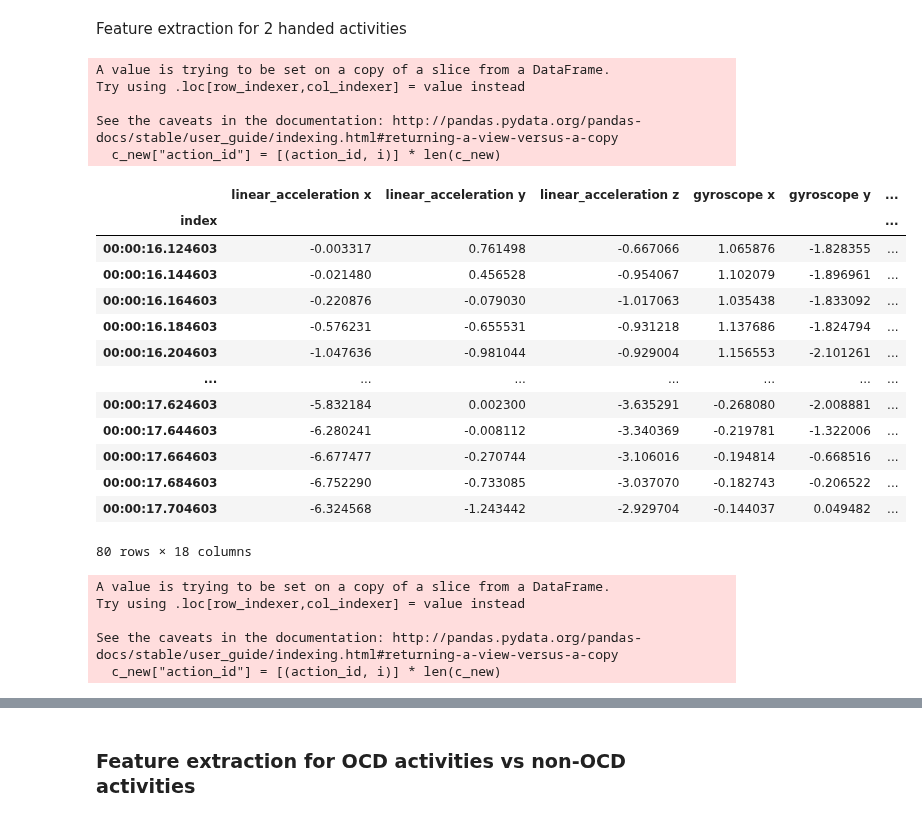
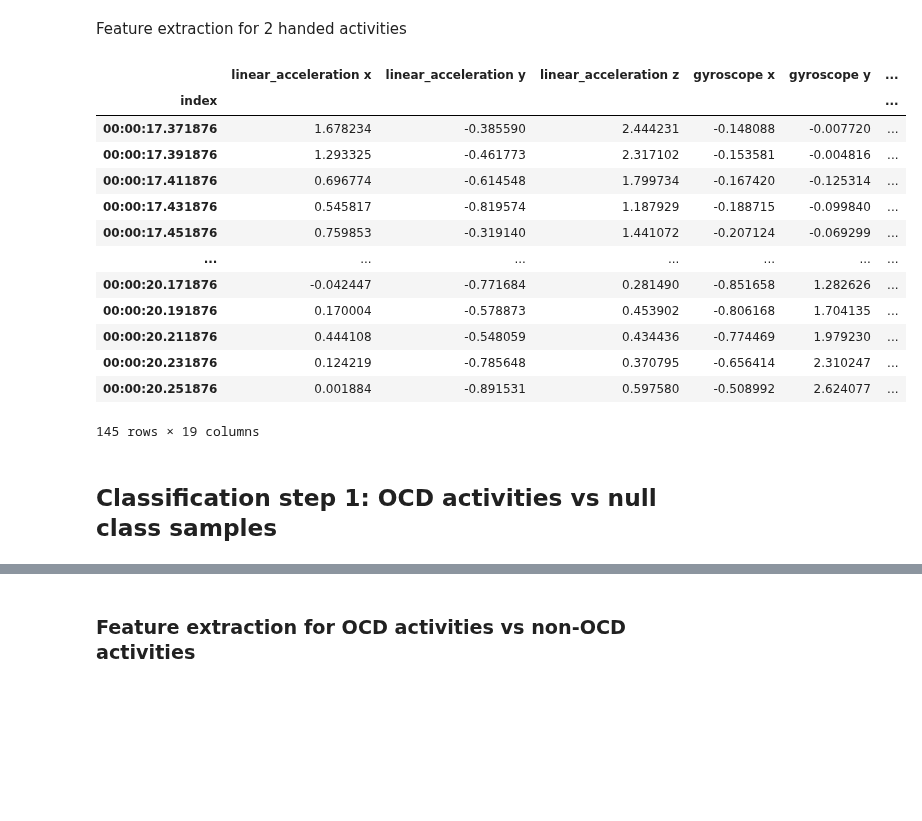
Before and after one commit to mp-mental-health-2020/mp-mental-health-2020, a Jupyter notebook: src/experiments/Supervised Classification.ipynb, the cells around one changed output, grey strips where cells are left out. Drawn from its saved outputs; the diff is of its cells as text; code cells hidden in the pictures; blank space fills up the shorter version.

Commit message:
refactor chunk preprocessing and visualization

```diff
--- a/src/experiments/Supervised Classification.ipynb
+++ b/src/experiments/Supervised Classification.ipynb
@@ -92,24 +90,13 @@ for i, cl in zip(range(len(y)), y.iterrows()):
     for hand, chunk_list in chunks.items():
         c = chunk_list[i]
         chunk_hand = cl[1]["hand"]
-        #if chunk_hand == "both":
-        #c["activity"] = label_id
-        #TODO for 2 phase classification: modify the label list
-        #else:
-             # use an id that's not yet used for another activity to label "single handed" activities
-        #    c["activity"] = len(y)
-        #c["activity"] = label_id
-        c["action_id"] = action_id
         two_handed_chunk.append(c)
+        one_handed_chunk = c
+        one_handed_chunk["action_id"] = action_id
         if chunk_hand == hand:
             #c["activity"] = label_id
-            chunks_one_handed.append(c)
-    left_chunk = two_handed_chunk[0].reset_index()
-    right_chunk = two_handed_chunk[1].reset_index(drop=True)
-    right_chunk.drop(columns=["action_id"], inplace=True)
-    right_chunk.columns = [str(col) + '_right' for col in right_chunk.columns]
-    two_handed_chunk = pd.concat([left_chunk, right_chunk], axis=1)
-    two_handed_chunk.set_index('index', inplace=True)
+            chunks_one_handed.append(one_handed_chunk)
+    two_handed_chunk = merge_left_and_right_chunk(two_handed_chunk[0], two_handed_chunk[1], action_id)
     chunks_two_handed.append(two_handed_chunk)
 
 labels = y.loc[:, "label"].squeeze()
@@ -120,13 +107,3 @@ Try using .loc[row_indexer,col_indexer] = value instead
 See the caveats in the documentation: http://pandas.pydata.org/pandas-docs/stable/user_guide/indexing.html#returning-a-view-versus-a-copy
 # %% [markdown]
 Feature extraction for 2 handed activities
-# %%
-window_size = 100
-
-chunks_two_handed_segmented, labels = segment_windows(chunks_two_handed, labels.to_numpy(), window_size)
-# %% [output]
-A value is trying to be set on a copy of a slice from a DataFrame.
-Try using .loc[row_indexer,col_indexer] = value instead
-
-See the caveats in the documentation: http://pandas.pydata.org/pandas-docs/stable/user_guide/indexing.html#returning-a-view-versus-a-copy
-  c_new["action_id"] = [(action_id, i)] * len(c_new)
@@ -145,27 +122,24 @@ for c_r, c_l in zip(null_chunks["right"], null_chunks["left"]):
 # %%
-null_chunks_two_handed[1]
+chunks_two_handed[1]
 # %% [output]
 |  | linear_acceleration x | linear_acceleration y | linear_acceleration z | gyroscope x | gyroscope y | ... |
 | index |  |  |  |  |  | ... |
-| 00:00:16.124603 | -0.003317 | 0.761498 | -0.667066 | 1.065876 | -1.828355 | ... |
-| 00:00:16.144603 | -0.021480 | 0.456528 | -0.954067 | 1.102079 | -1.896961 | ... |
-| 00:00:16.164603 | -0.220876 | -0.079030 | -1.017063 | 1.035438 | -1.833092 | ... |
-| 00:00:16.184603 | -0.576231 | -0.655531 | -0.931218 | 1.137686 | -1.824794 | ... |
-| 00:00:16.204603 | -1.047636 | -0.981044 | -0.929004 | 1.156553 | -2.101261 | ... |
+| 00:00:17.371876 | 1.678234 | -0.385590 | 2.444231 | -0.148088 | -0.007720 | ... |
+| 00:00:17.391876 | 1.293325 | -0.461773 | 2.317102 | -0.153581 | -0.004816 | ... |
+| 00:00:17.411876 | 0.696774 | -0.614548 | 1.799734 | -0.167420 | -0.125314 | ... |
+| 00:00:17.431876 | 0.545817 | -0.819574 | 1.187929 | -0.188715 | -0.099840 | ... |
+| 00:00:17.451876 | 0.759853 | -0.319140 | 1.441072 | -0.207124 | -0.069299 | ... |
 | ... | ... | ... | ... | ... | ... | ... |
-| 00:00:17.624603 | -5.832184 | 0.002300 | -3.635291 | -0.268080 | -2.008881 | ... |
-| 00:00:17.644603 | -6.280241 | -0.008112 | -3.340369 | -0.219781 | -1.322006 | ... |
-| 00:00:17.664603 | -6.677477 | -0.270744 | -3.106016 | -0.194814 | -0.668516 | ... |
-| 00:00:17.684603 | -6.752290 | -0.733085 | -3.037070 | -0.182743 | -0.206522 | ... |
-| 00:00:17.704603 | -6.324568 | -1.243442 | -2.929704 | -0.144037 | 0.049482 | ... |
+| 00:00:20.171876 | -0.042447 | -0.771684 | 0.281490 | -0.851658 | 1.282626 | ... |
+| 00:00:20.191876 | 0.170004 | -0.578873 | 0.453902 | -0.806168 | 1.704135 | ... |
+| 00:00:20.211876 | 0.444108 | -0.548059 | 0.434436 | -0.774469 | 1.979230 | ... |
+| 00:00:20.231876 | 0.124219 | -0.785648 | 0.370795 | -0.656414 | 2.310247 | ... |
+| 00:00:20.251876 | 0.001884 | -0.891531 | 0.597580 | -0.508992 | 2.624077 | ... |
-80 rows × 18 columns
+145 rows × 19 columns
+# %% [markdown]
+## Classification step 1: OCD activities vs null class samples
 # %%
+# new label id for ocd activities
 labels_ocd_acts = pd.Series([labels.max()+2] * len(chunks_two_handed))
-chunks_two_handed_ocd_acts, labels_ocd_acts = segment_windows(chunks_two_handed, labels_ocd_acts.to_numpy(), window_size)
+chunks_ocd_activities, labels_ocd_acts = segment_windows(chunks_two_handed, labels_ocd_acts.to_numpy(), window_size)
-# %% [output]
-A value is trying to be set on a copy of a slice from a DataFrame.
-Try using .loc[row_indexer,col_indexer] = value instead
-
-See the caveats in the documentation: http://pandas.pydata.org/pandas-docs/stable/user_guide/indexing.html#returning-a-view-versus-a-copy
-  c_new["action_id"] = [(action_id, i)] * len(c_new)
 # %%
```
Also changed, not shown: parts of 14 cells of this notebook, 5 other files.
